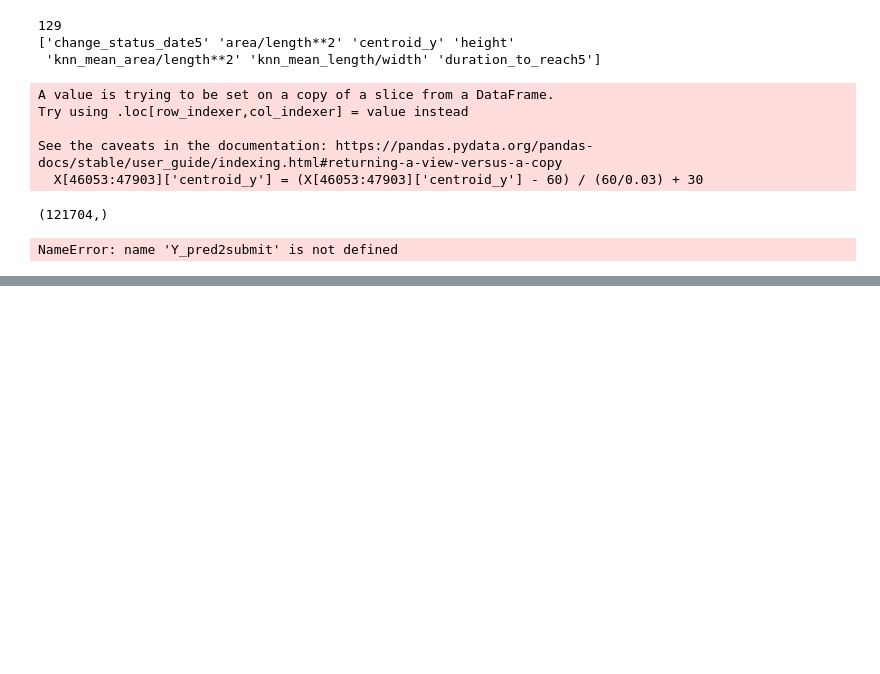
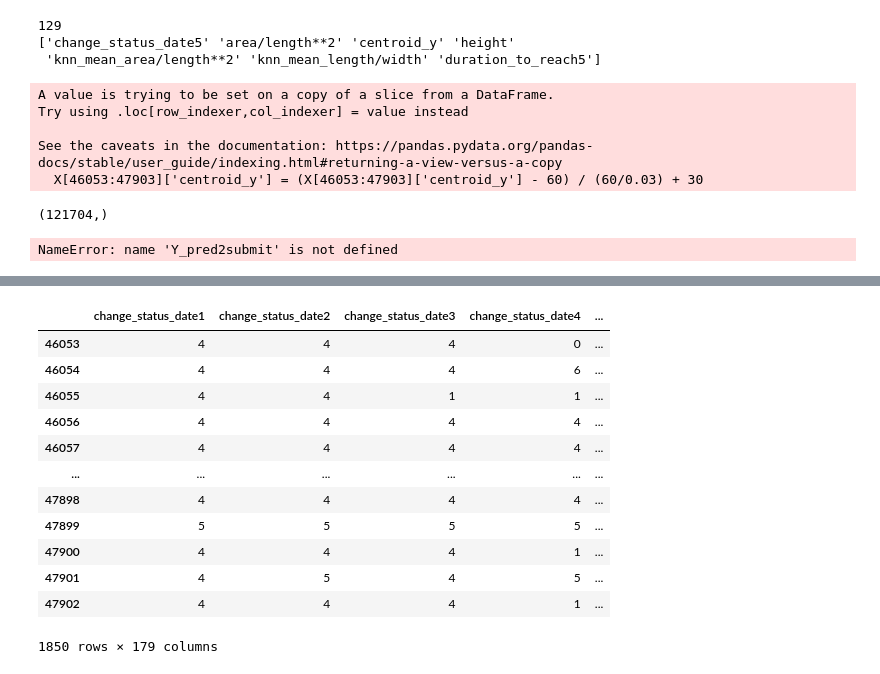
Before and after one commit to maxime7770/ML-Competition, a Jupyter notebook: eval_model.ipynb, the cells around one changed output, grey strips where cells are left out. Drawn from its saved outputs; the diff is of its cells as text; code cells hidden in the pictures; blank space fills up the shorter version.

```diff
--- a/eval_model.ipynb
+++ b/eval_model.ipynb
@@ -275,0 +269,16 @@ plot_cluster(X)
+# %%
+X_target[46053:47903]
+# %% [output]
+|  | change_status_date1 | change_status_date2 | change_status_date3 | change_status_date4 | ... |
+| 46053 | 4 | 4 | 4 | 0 | ... |
+| 46054 | 4 | 4 | 4 | 6 | ... |
+| 46055 | 4 | 4 | 1 | 1 | ... |
+| 46056 | 4 | 4 | 4 | 4 | ... |
+| 46057 | 4 | 4 | 4 | 4 | ... |
+| ... | ... | ... | ... | ... | ... |
+| 47898 | 4 | 4 | 4 | 4 | ... |
+| 47899 | 5 | 5 | 5 | 5 | ... |
+| 47900 | 4 | 4 | 4 | 1 | ... |
+| 47901 | 4 | 5 | 4 | 5 | ... |
+| 47902 | 4 | 4 | 4 | 1 | ... |
+1850 rows × 179 columns
```
Also changed, not shown: parts of 4 cells of this notebook.
